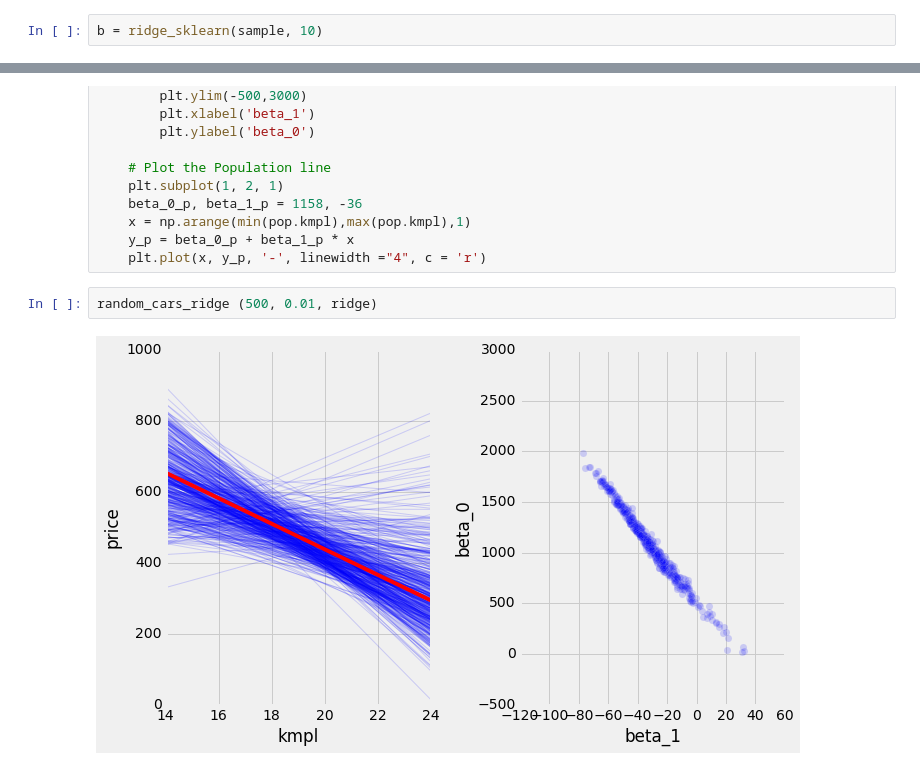
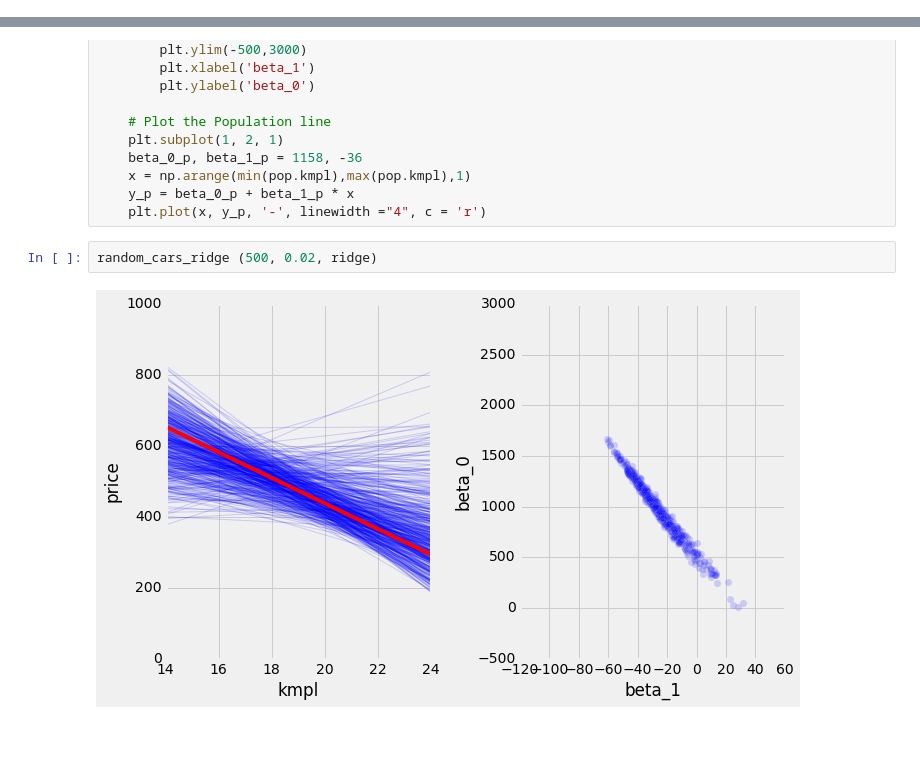
Before and after one commit to amitkaps/hackermath, a Jupyter notebook: Module_2c_linear_regression_ridge.ipynb, the cells around one changed output, grey strips where cells are left out. Drawn from its saved outputs; the diff is of its cells as text; blank space fills up the shorter version.

```diff
--- a/Module_2c_linear_regression_ridge.ipynb
+++ b/Module_2c_linear_regression_ridge.ipynb
@@ -299,2 +301,0 @@ array([[ 1597.78472025],
-# %%
-b = ridge_sklearn(sample, 10)
@@ -348,6 +345,6 @@ def random_cars_ridge (z, alpha, func):
     y_p = beta_0_p + beta_1_p * x
     plt.plot(x, y_p, '-', linewidth ="4", c = 'r')
 # %%
-random_cars_ridge (500, 0.01, ridge)
+random_cars_ridge (500, 0.02, ridge)
 # %% [output]
-[figure, old version]
+[figure, new version]
```
Also changed, not shown: parts of 13 cells of this notebook, 1 other file.
